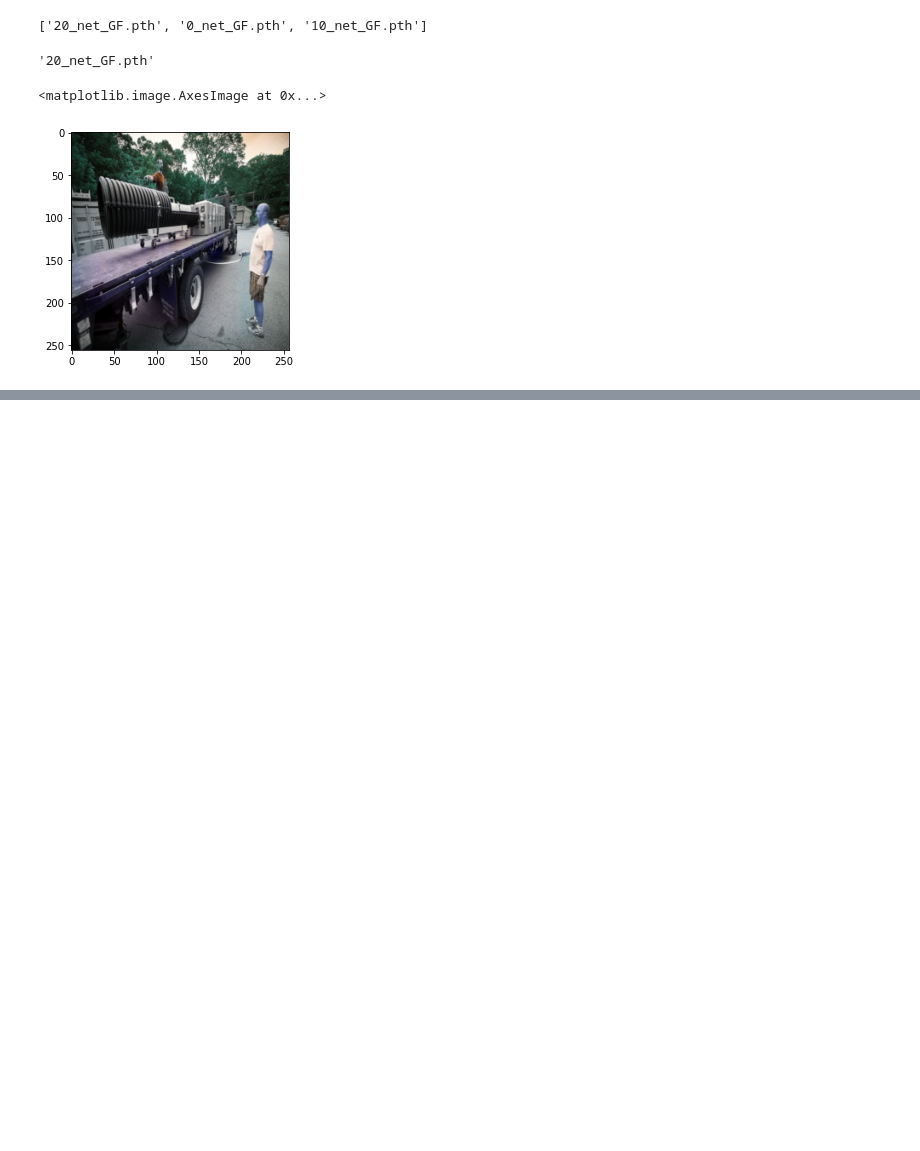
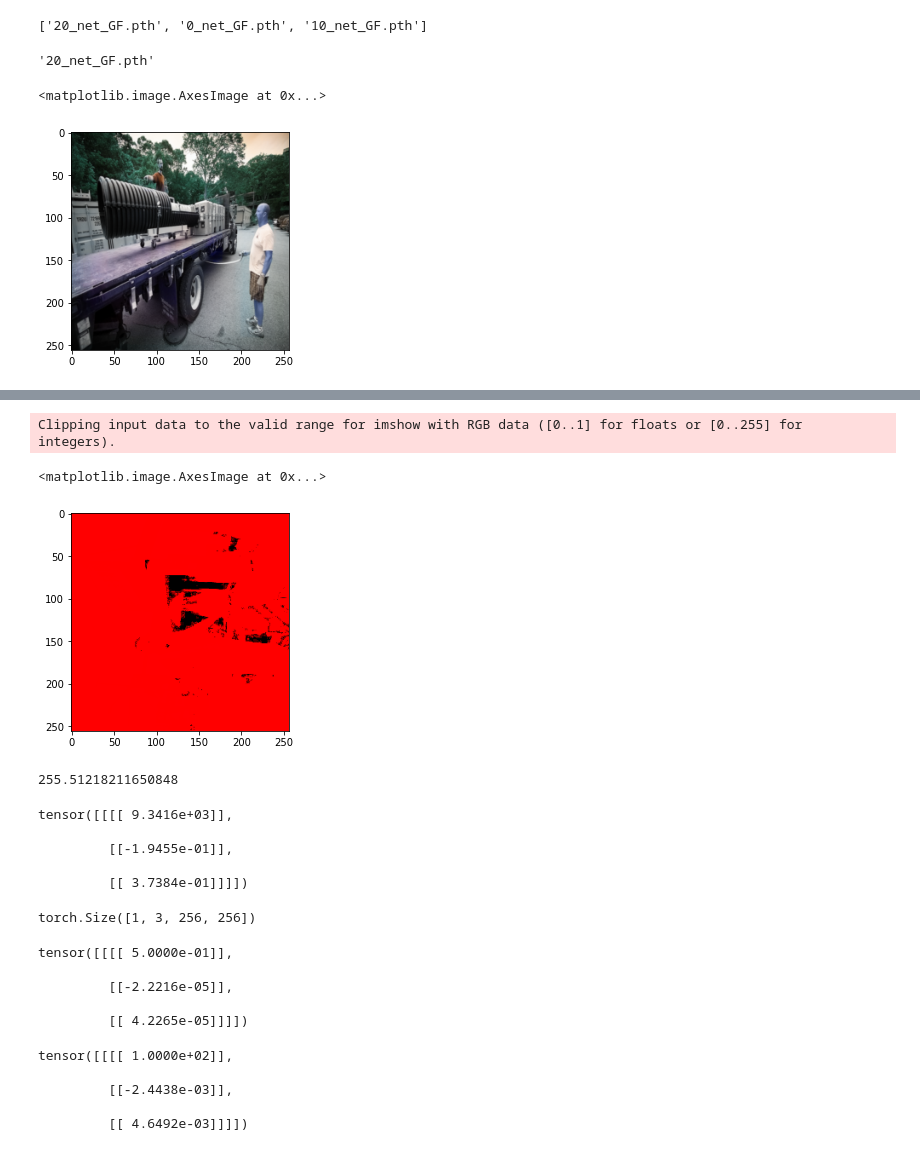
Before and after one commit to mkecera/InstColorization, a Jupyter notebook: Untitled1.ipynb, the cells around one changed output, grey strips where cells are left out. Cells and saved outputs as stored; diff of their text form; code cells hidden in the pictures; blank space fills up the shorter version.

```diff
--- a/Untitled1.ipynb
+++ b/Untitled1.ipynb
@@ -245,0 +405,44 @@ import matplotlib.pyplot as plt
+# %%
+fake_full = util.lab2rgb(torch.cat((model.full_real_A.type(torch.cuda.FloatTensor), model.fake_B_reg.type(torch.cuda.FloatTensor)), dim=1), opt)[0]
+fake_full = data_lab[0].cpu().detach().numpy().transpose()
+plt.imshow(fake_full)
+# %% [output]
+Clipping input data to the valid range for imshow with RGB data ([0..1] for floats or [0..255] for integers).
+<matplotlib.image.AxesImage at 0x...>
+[figure, added]
+# %%
+fake_full.max()*255
+# %% [output]
+255.51218211650848
+# %%
+util.xyz2lab(util.rgb2xyz(x))
+# %% [output]
+tensor([[[[ 9.3416e+03]],
+
+         [[-1.9455e-01]],
+
+         [[ 3.7384e-01]]]])
+# %%
+data_raw['full_img'][0].shape
+# %% [output]
+torch.Size([1, 3, 256, 256])
+# %%
+x = torch.Tensor([[1, 1, 1]])
+x = x.unsqueeze(dim=2)
+x = x.unsqueeze(dim=3)
+util.rgb2lab(x, opt)
+# util.xyz2lab(util.rgb2xyz(x))
+# %% [output]
+tensor([[[[ 5.0000e-01]],
+
+         [[-2.2216e-05]],
+
+         [[ 4.2265e-05]]]])
+# %%
+util.xyz2lab(util.rgb2xyz(x))
+# %% [output]
+tensor([[[[ 1.0000e+02]],
+
+         [[-2.4438e-03]],
+
+         [[ 4.6492e-03]]]])
```
Also changed, not shown: parts of 38 cells of this notebook, 37 other files.
